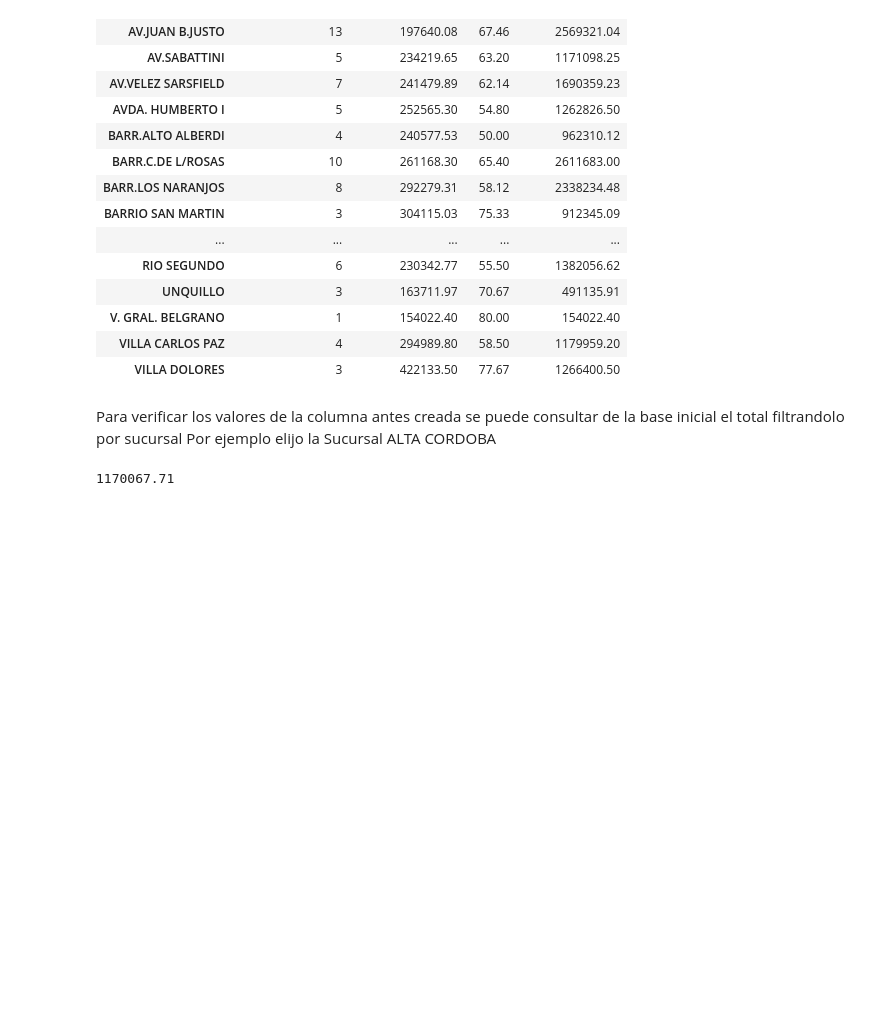
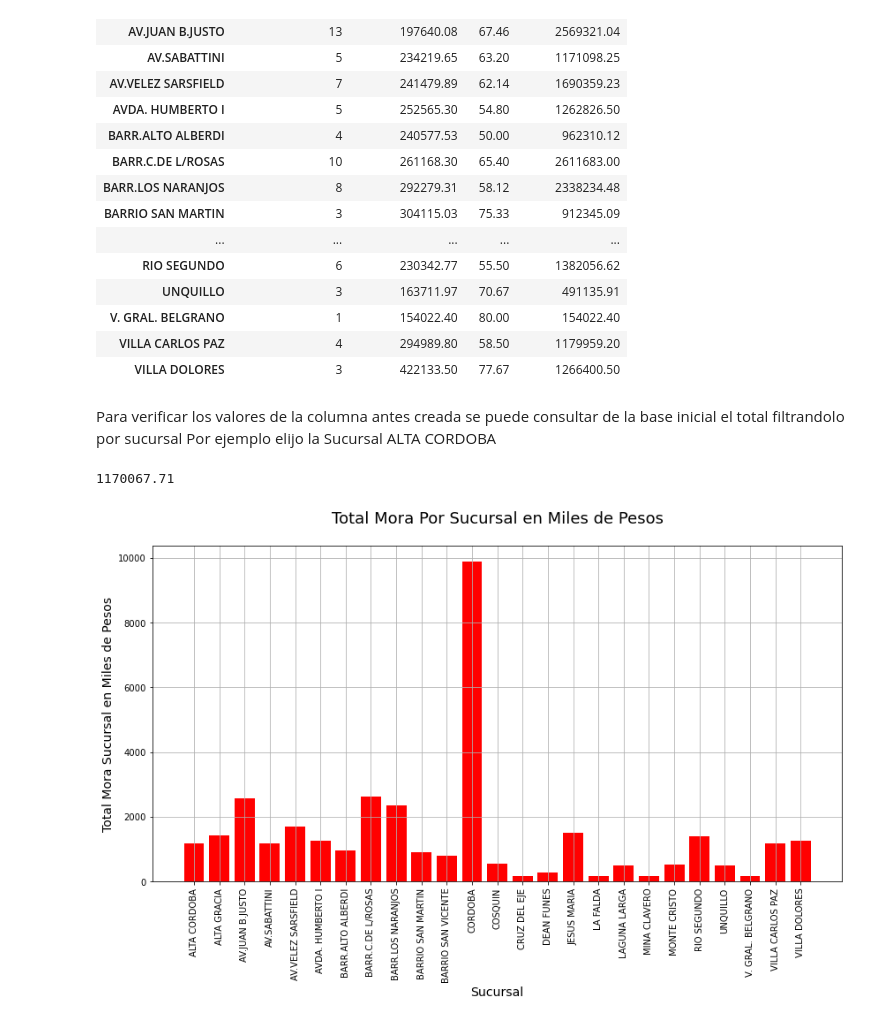
Before and after one commit to agustingonz/Analisis-Mora-Banco-Nacion, a Jupyter notebook: Analisis Mora Bna.ipynb, the cells around one changed output. Saved outputs shown, nothing was run; the diff lists cells and outputs as text; code cells hidden in the pictures; blank space fills up the shorter version.

```diff
--- a/Analisis Mora Bna.ipynb
+++ b/Analisis Mora Bna.ipynb
@@ -250,10 +250,21 @@ df_def
 | V. GRAL. BELGRANO | 1 | 154022.40 | 80.00 | 154022.40 |
 | VILLA CARLOS PAZ | 4 | 294989.80 | 58.50 | 1179959.20 |
 | VILLA DOLORES | 3 | 422133.50 | 77.67 | 1266400.50 |
-# %% [markdown]
-Para verificar los valores de la columna antes creada se puede consultar de la base inicial el total filtrandolo por sucursal
-Por ejemplo elijo la Sucursal ALTA CORDOBA
-# %%
-df[df['Nombre_Sucursal']=='ALTA CORDOBA'].Deuda_Pesificada.sum()
-# %% [output]
-1170067.71
+# %% [markdown]
+Para verificar los valores de la columna antes creada se puede consultar de la base inicial el total filtrandolo por sucursal
+Por ejemplo elijo la Sucursal ALTA CORDOBA
+# %%
+df[df['Nombre_Sucursal']=='ALTA CORDOBA'].Deuda_Pesificada.sum()
+# %% [output]
+1170067.71
+# %%
+plt.figure(figsize=(14,7))
+plt.bar(df_def.index,(df_def['Deuda_Total_Suc'])/1000, color='red')
+plt.ylabel('Total Mora Sucursal en Miles de Pesos', size=14)
+plt.xlabel('Sucursal', size=14)
+plt.title('Total Mora Por Sucursal en Miles de Pesos', size=18, pad=25)
+plt.grid(True)
+plt.xticks(rotation=90)
+plt.show();
+# %% [output]
+[figure, added]
```
